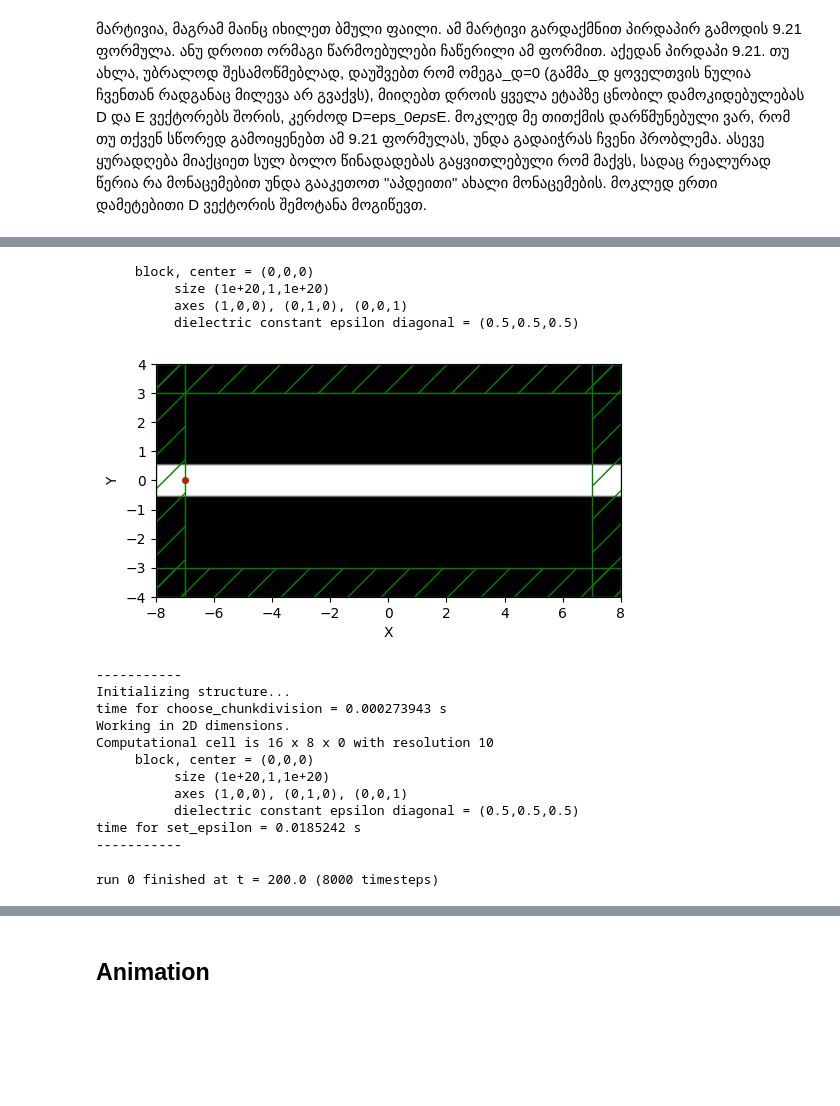
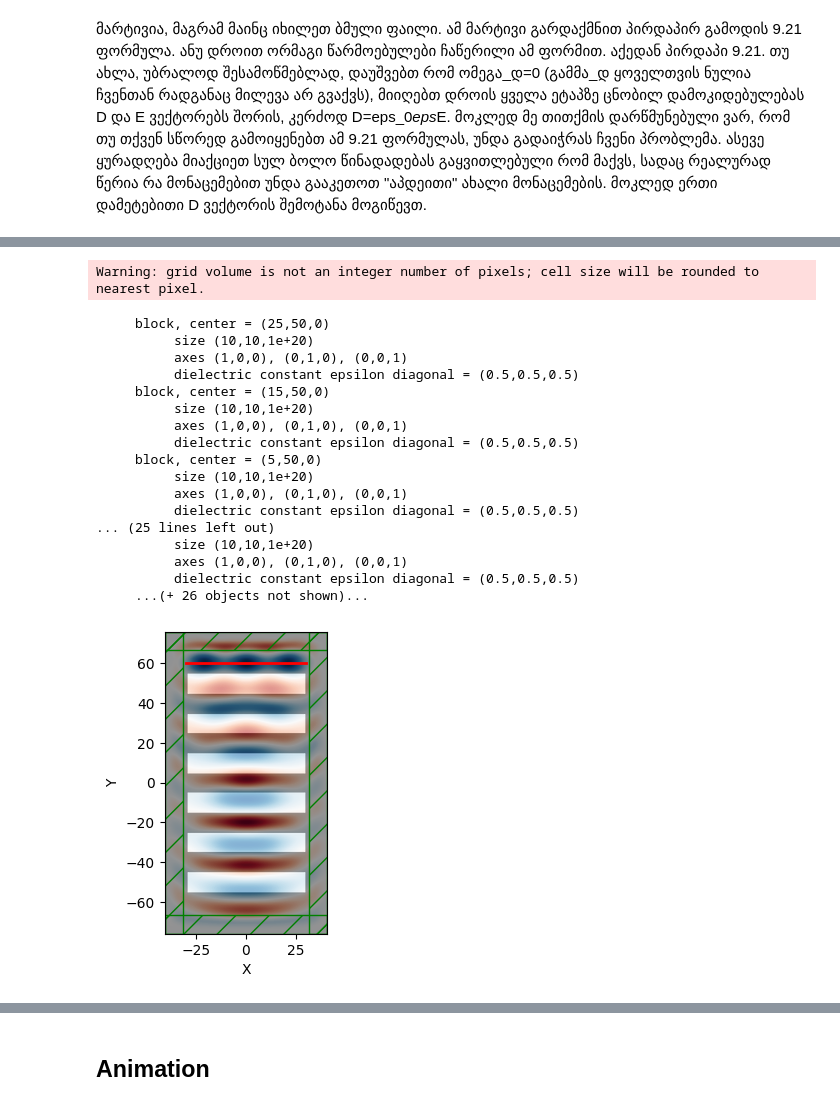
Before and after one commit to tornikeo/fe_vortex_optic_gates, a Jupyter notebook: simulation.ipynb, the cells around one changed output, grey strips where cells are left out. Saved outputs shown, nothing was run; the diff lists cells and outputs as text; code cells hidden in the pictures; blank space fills up the shorter version.

```diff
--- a/simulation.ipynb
+++ b/simulation.ipynb
@@ -84,2 +71,2 @@ sources = [
 # %%
-pml_layers = [mp.PML(10.0)]
+pml_layers = [mp.PML(pml_size)]
@@ -97,0 +73,24 @@ sim = mp.Simulation(
+# %%
+vortex = [
+    ['v'] + ['<'] * 5,
+    ['v'] * 2 + ['<'] * 3 + ['^'],
+    ['v'] * 3 + ['<'] + ['^'] * 2,
+    ['v'] * 2 + ['>'] + ['^'] + ['^'] * 2,
+    ['v'] * 1 + ['>'] * 3 + ['^'] * 2,
+    ['>'] * 5 + ['^'],
+]
+
+from math import pi
+vortex = np.array(vortex)
+
+
+def eps_function(rot):
+    eps_1 = 1 - k_0 * np.sin(rot) ** 2 # first eps (for Ex)
+    eps_3 = 1 - k_0 * np.cos(rot) ** 2 # middle eps (for Ey)
+    eps_4 = 1 # last eps (For Ez)
+    return mp.Vector3((eps_1, eps_3, eps_4))
+
+for a,b in zip(list('v>^<'),[1.5 * pi, 0, .5 * pi, pi]):
+    vortex = np.where(vortex == a, b, vortex)
+
+vortex_material = mp.Medium(epsilon_diag=(eps, eps, 1),)
@@ -97,0 +101,8 @@ sim = mp.Simulation(
+# %%
+x = sim.get_efield().copy().sum(-1)
+x += sim.get_epsilon().copy()
+x[int(resolution * pml_depth), :] = 0
+x[:,int(resolution * pml_depth),] = 0
+plt.figure(dpi=200)
+plt.imshow(x[:60,:60])
+plt.colorbar()
@@ -97,0 +179,2 @@ sim = mp.Simulation(
+# %%
+sim.run(until=350)
@@ -98,27 +200,24 @@ sim = mp.Simulation(
 # %%
-from matplotlib import pyplot as plt
-
 plt.figure(dpi=100)
-sim.plot2D()
+sim.plot2D(fields=mp.Hz)
 plt.show()
 # %% [output]
-     block, center = (0,0,0)
-          size (1e+20,1,1e+20)
-          axes (1,0,0), (0,1,0), (0,0,1)
-          dielectric constant epsilon diagonal = (0.5,0.5,0.5)
+Warning: grid volume is not an integer number of pixels; cell size will be rounded to nearest pixel.
+     block, center = (25,50,0)
+          size (10,10,1e+20)
+          axes (1,0,0), (0,1,0), (0,0,1)
+          dielectric constant epsilon diagonal = (0.5,0.5,0.5)
+     block, center = (15,50,0)
+          size (10,10,1e+20)
+          axes (1,0,0), (0,1,0), (0,0,1)
+          dielectric constant epsilon diagonal = (0.5,0.5,0.5)
+     block, center = (5,50,0)
+          size (10,10,1e+20)
+          axes (1,0,0), (0,1,0), (0,0,1)
+          dielectric constant epsilon diagonal = (0.5,0.5,0.5)
+... (25 lines left out)
+          size (10,10,1e+20)
+          axes (1,0,0), (0,1,0), (0,0,1)
+          dielectric constant epsilon diagonal = (0.5,0.5,0.5)
+     ...(+ 26 objects not shown)...
-[figure, old version]
+[figure, new version]
-# %%
-sim.run(until=200)
-# %% [output]
------------
-Initializing structure...
-time for choose_chunkdivision = 0.000273943 s
-Working in 2D dimensions.
-Computational cell is 16 x 8 x 0 with resolution 10
-     block, center = (0,0,0)
-          size (1e+20,1,1e+20)
-          axes (1,0,0), (0,1,0), (0,0,1)
-          dielectric constant epsilon diagonal = (0.5,0.5,0.5)
-time for set_epsilon = 0.0185242 s
------------
-run 0 finished at t = 200.0 (8000 timesteps)
```
Also changed, not shown: parts of 15 cells of this notebook.
